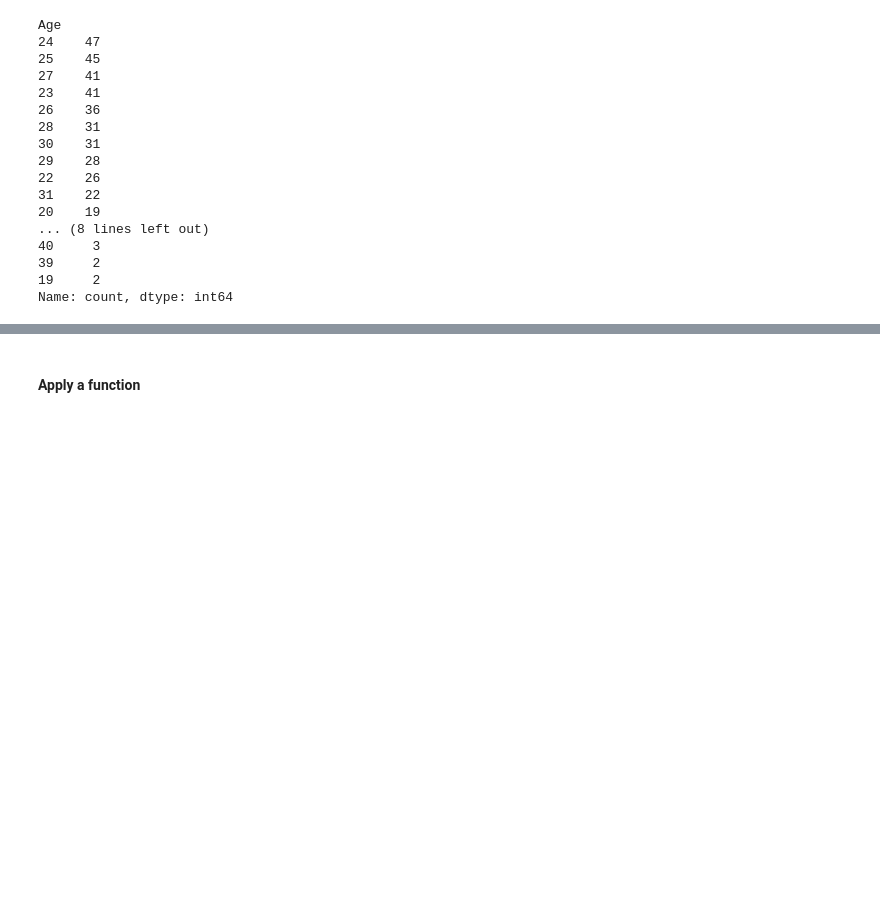
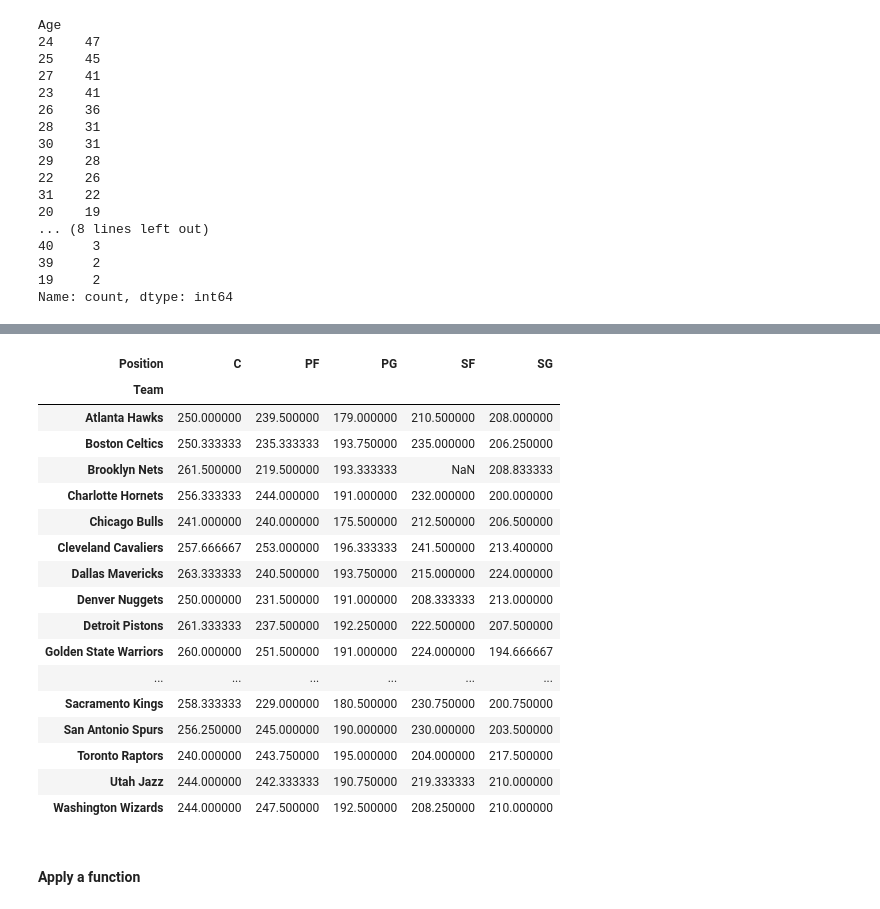
Before and after one commit to rajeshshanbhag/py-notes, a Jupyter notebook: Pandas/pandas - Operations.ipynb, the cells around one changed output, grey strips where cells are left out. Cells and saved outputs as stored; diff of their text form; code cells hidden in the pictures; blank space fills up the shorter version.

```diff
--- a/Pandas/pandas - Operations.ipynb
+++ b/Pandas/pandas - Operations.ipynb
@@ -96,3 +133,25 @@ Name: count, dtype: int64
+# %%
+pd.pivot_table(df, values="Weight", index='Team',
+               columns=['Position'], aggfunc=np.mean)
+# %% [output]
+| Position | C | PF | PG | SF | SG |
+| Team |  |  |  |  |  |
+| Atlanta Hawks | 250.000000 | 239.500000 | 179.000000 | 210.500000 | 208.000000 |
+| Boston Celtics | 250.333333 | 235.333333 | 193.750000 | 235.000000 | 206.250000 |
+| Brooklyn Nets | 261.500000 | 219.500000 | 193.333333 | NaN | 208.833333 |
+| Charlotte Hornets | 256.333333 | 244.000000 | 191.000000 | 232.000000 | 200.000000 |
+| Chicago Bulls | 241.000000 | 240.000000 | 175.500000 | 212.500000 | 206.500000 |
+| Cleveland Cavaliers | 257.666667 | 253.000000 | 196.333333 | 241.500000 | 213.400000 |
+| Dallas Mavericks | 263.333333 | 240.500000 | 193.750000 | 215.000000 | 224.000000 |
+| Denver Nuggets | 250.000000 | 231.500000 | 191.000000 | 208.333333 | 213.000000 |
+| Detroit Pistons | 261.333333 | 237.500000 | 192.250000 | 222.500000 | 207.500000 |
+| Golden State Warriors | 260.000000 | 251.500000 | 191.000000 | 224.000000 | 194.666667 |
+| ... | ... | ... | ... | ... | ... |
+| Sacramento Kings | 258.333333 | 229.000000 | 180.500000 | 230.750000 | 200.750000 |
+| San Antonio Spurs | 256.250000 | 245.000000 | 190.000000 | 230.000000 | 203.500000 |
+| Toronto Raptors | 240.000000 | 243.750000 | 195.000000 | 204.000000 | 217.500000 |
+| Utah Jazz | 244.000000 | 242.333333 | 190.750000 | 219.333333 | 210.000000 |
+| Washington Wizards | 244.000000 | 247.500000 | 192.500000 | 208.250000 | 210.000000 |
 # %% [markdown]
 #### Apply a function
 # %%
```
Also changed, not shown: parts of 8 cells of this notebook, 6 other files.
